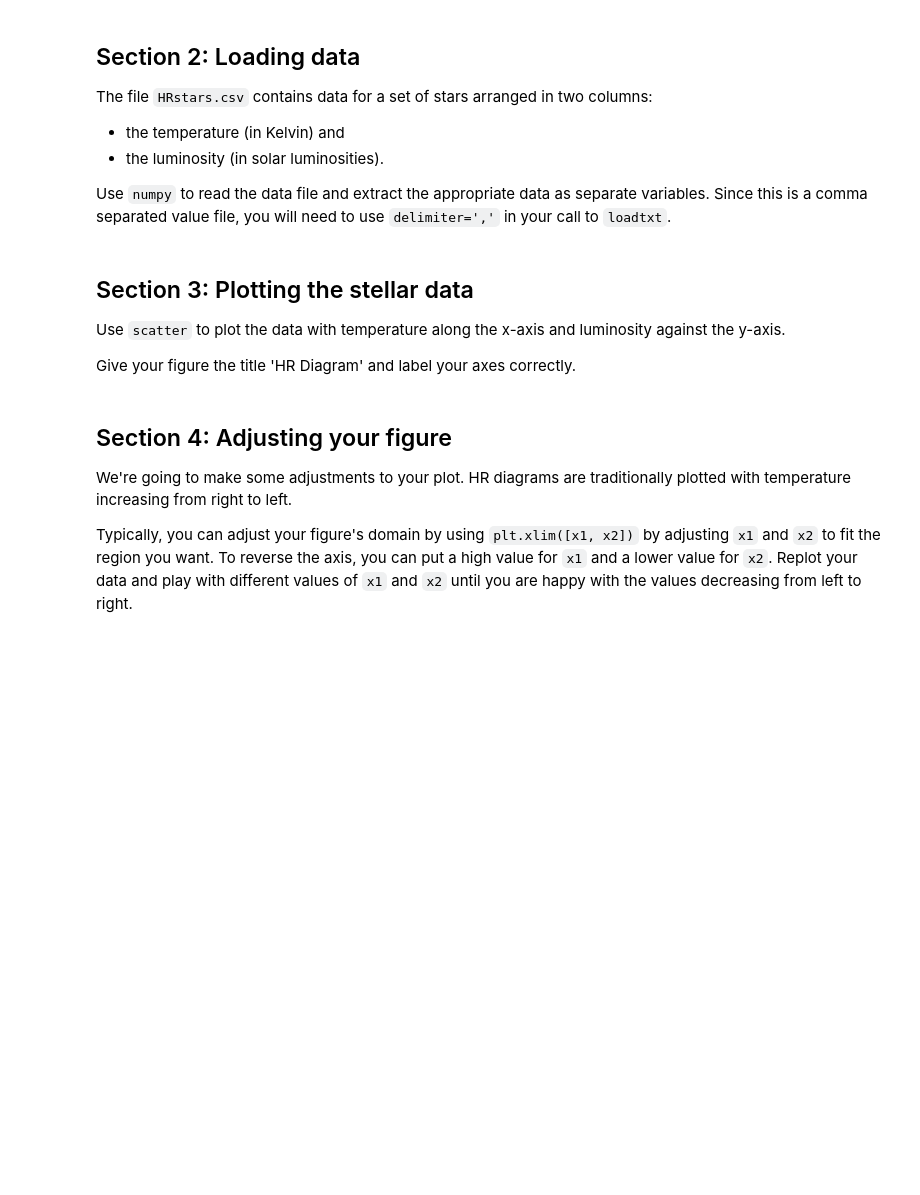
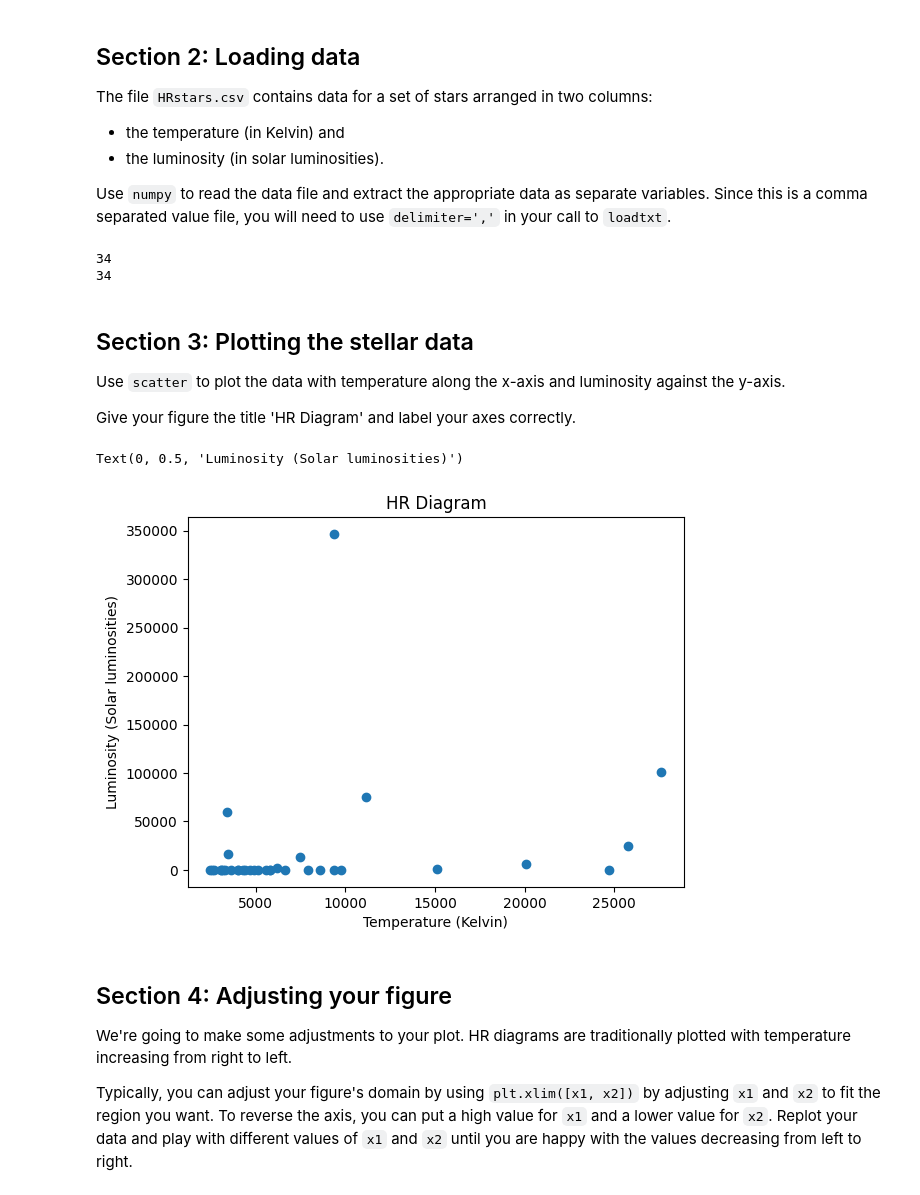
Before and after one commit to CIERA-Northwestern/REACHpy, a Jupyter notebook: Module_2/Challenge_4_HR_Diagram.ipynb, the cells around one changed output. Saved outputs shown, nothing was run; the diff lists cells and outputs as text; code cells hidden in the pictures; blank space fills up the shorter version.

```diff
--- a/Module_2/Challenge_4_HR_Diagram.ipynb
+++ b/Module_2/Challenge_4_HR_Diagram.ipynb
@@ -20,3 +32,19 @@ Use `numpy` to read the data file and extract the appropriate data as separate v
+# %%
+# Read in file using loadtxt
+import numpy as np
+
+# Read data from file.
+data = np.loadtxt('HRstars.csv', delimiter=',')
+
+temperature = data[:,0]
+luminosity = data[:,1]
+
+# Check that they are the same size
+print(temperature.size)
+print(luminosity.size)
+# %% [output]
+34
+34
 # %% [markdown]
 ## Section 3: Plotting the stellar data
 
@@ -24,11 +52,20 @@ Use `scatter` to plot the data with temperature along the x-axis and luminosity
 
 Give your figure the title 'HR Diagram' and label your axes correctly.
 # %%
+from matplotlib import pyplot as plt
+
 # Plot the data
+plt.scatter(temperature, luminosity)
 
 # Create title
+plt.title('HR Diagram')
 
 # Create x, y labels with units.
+plt.xlabel('Temperature (Kelvin)')
+plt.ylabel('Luminosity (Solar luminosities)')
+# %% [output]
+Text(0, 0.5, 'Luminosity (Solar luminosities)')
+[figure, added]
 # %% [markdown]
 ## Section 4: Adjusting your figure
 
```
Also changed, not shown: parts of 11 cells of this notebook, 1 other file.
